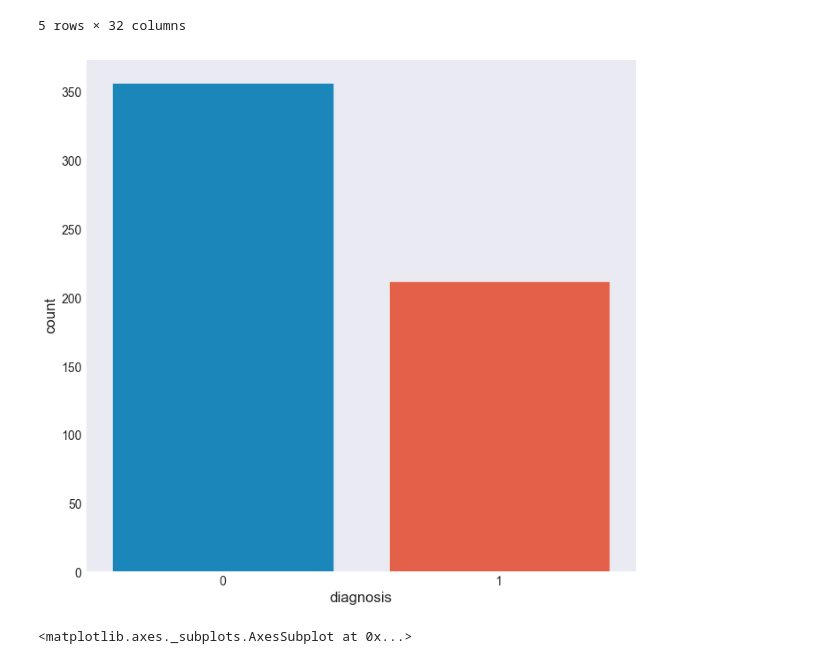
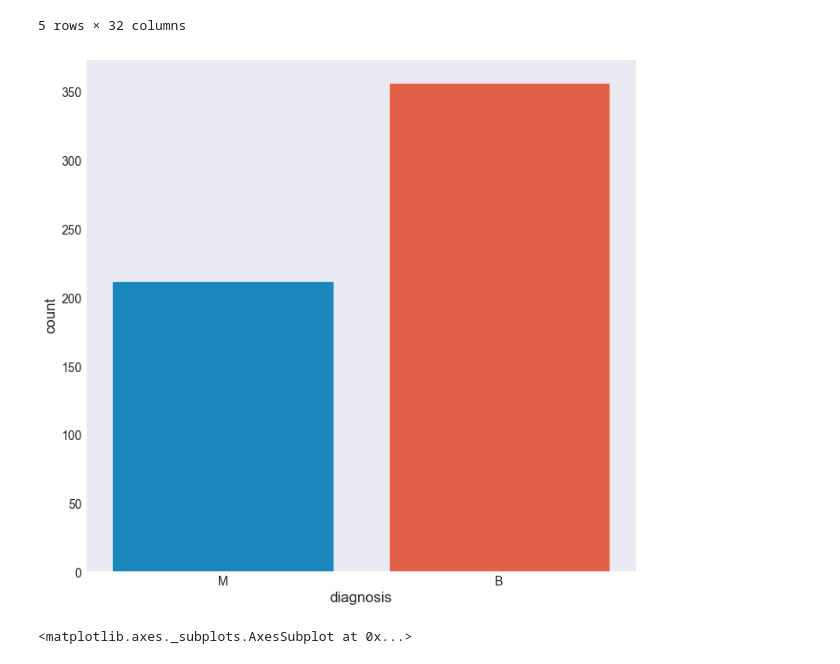
Before and after one commit to shubhramahey/Breast-Cancer-Analysis, a Jupyter notebook: Breast Cancer Analysis.ipynb, the cells around one changed output. Cells and saved outputs as stored; diff of their text form; code cells hidden in the pictures.

```diff
--- a/Breast Cancer Analysis.ipynb
+++ b/Breast Cancer Analysis.ipynb
@@ -309,9 +317,10 @@ gs.head()
 5 rows × 32 columns
 # %%
 #Getting the values of M & B again to use in the correlation and do feature selection
+y = data['diagnosis']
 ax = sns.countplot(y,label="Count")
 # %% [output]
-[figure, old version]
+[figure, new version]
 # %%
 #Heatmap is a powerful plot method and we will use it to plot the data to find all the correlations
 f,ax = plt.subplots(figsize=(18, 18))
```
Also changed, not shown: parts of 34 cells of this notebook.
